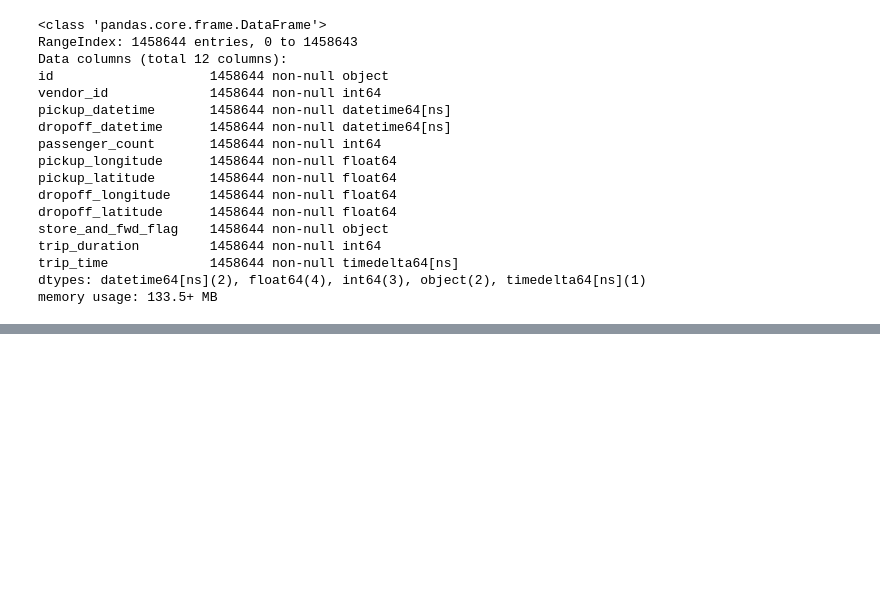
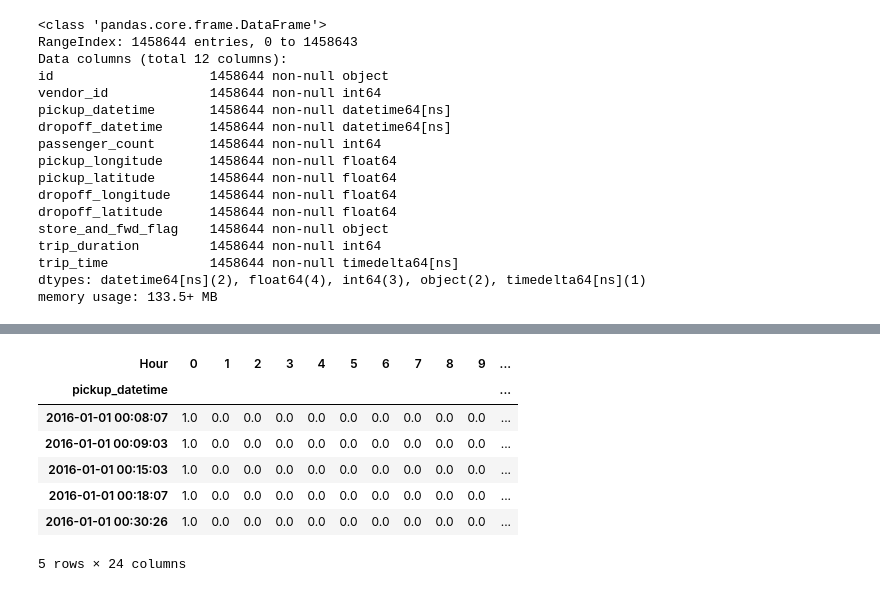
Before and after one commit to DenASafonov/Netology_home, a Jupyter notebook: 1. Введение в data science и инструменты/1.2. Мастер-класс визуализации данных на Python/Untitled1.ipynb, the cells around one changed output, grey strips where cells are left out. Cells and saved outputs as stored; diff of their text form; code cells hidden in the pictures; blank space fills up the shorter version.

```diff
--- a/1. Введение в data science и инструменты/1.2. Мастер-класс визуализации данных на Python/Untitled1.ipynb
+++ b/1. Введение в data science и инструменты/1.2. Мастер-класс визуализации данных на Python/Untitled1.ipynb
@@ -203,0 +223,7 @@ df.groupby( 'Hour' ).count()['trip_time'].plot()
+# %%
+%%time
+dfp = df.pivot_table(
+                        index='pickup_datetime',
+                        columns='Hour',
+                        values='id',
+                        aggfunc=count_nonzero).fillna(0).applymap(float)
@@ -203,0 +232,11 @@ df.groupby( 'Hour' ).count()['trip_time'].plot()
+# %%
+dfp.head()
+# %% [output]
+| Hour | 0 | 1 | 2 | 3 | 4 | 5 | 6 | 7 | 8 | 9 | ... |
+| pickup_datetime |  |  |  |  |  |  |  |  |  |  | ... |
+| 2016-01-01 00:08:07 | 1.0 | 0.0 | 0.0 | 0.0 | 0.0 | 0.0 | 0.0 | 0.0 | 0.0 | 0.0 | ... |
+| 2016-01-01 00:09:03 | 1.0 | 0.0 | 0.0 | 0.0 | 0.0 | 0.0 | 0.0 | 0.0 | 0.0 | 0.0 | ... |
+| 2016-01-01 00:15:03 | 1.0 | 0.0 | 0.0 | 0.0 | 0.0 | 0.0 | 0.0 | 0.0 | 0.0 | 0.0 | ... |
+| 2016-01-01 00:18:07 | 1.0 | 0.0 | 0.0 | 0.0 | 0.0 | 0.0 | 0.0 | 0.0 | 0.0 | 0.0 | ... |
+| 2016-01-01 00:30:26 | 1.0 | 0.0 | 0.0 | 0.0 | 0.0 | 0.0 | 0.0 | 0.0 | 0.0 | 0.0 | ... |
+5 rows × 24 columns
```
Also changed, not shown: parts of 18 cells of this notebook, 2 other files.
